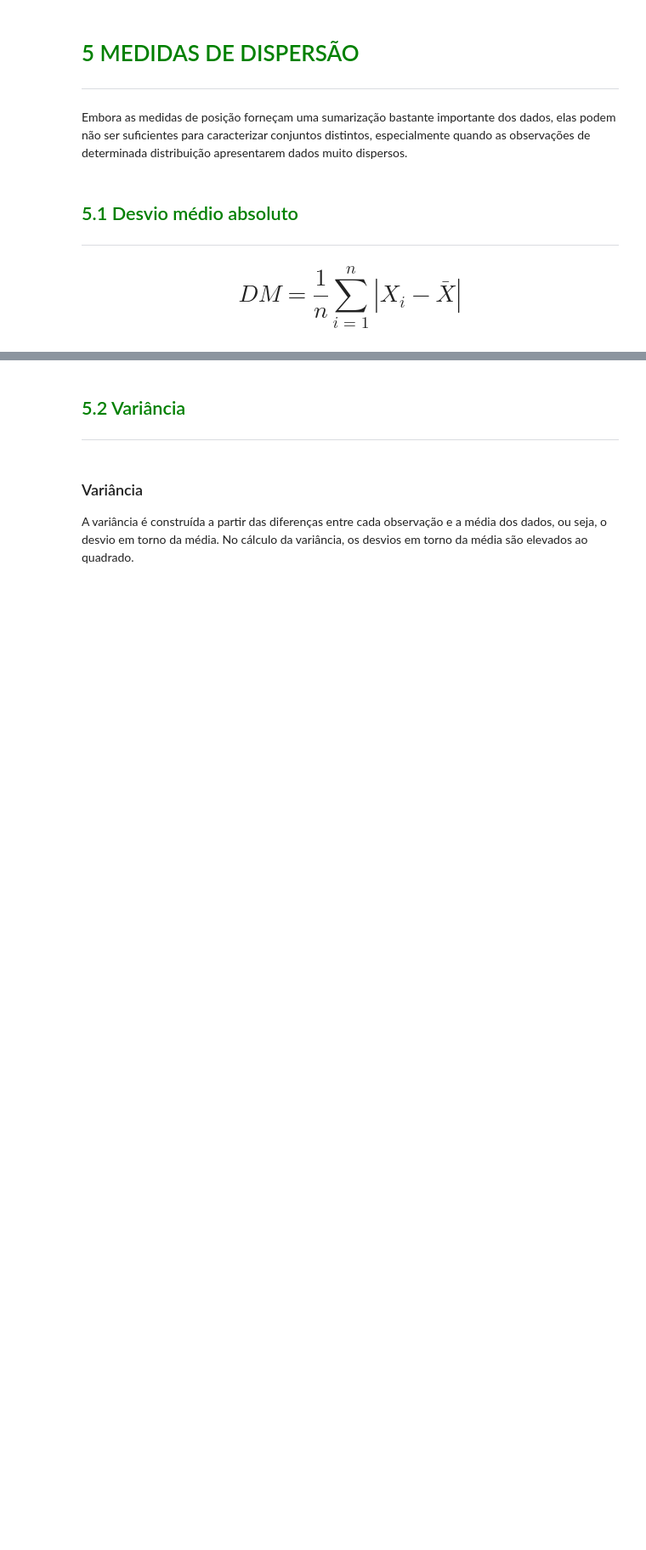
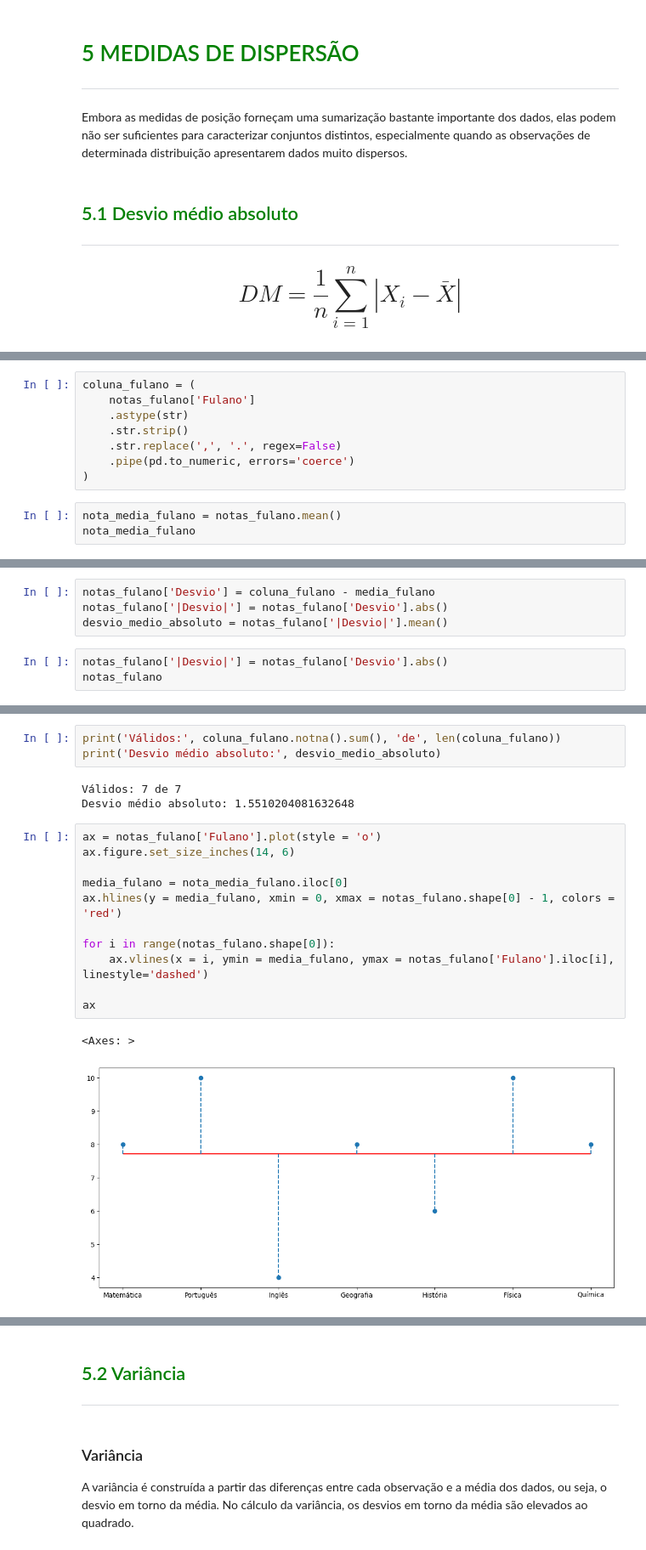
Before and after one commit to alexnascimento1980/Estat-stica-com-Python-frequ-ncias-e-medidas, a Jupyter notebook: Curso_de_Estatística_Parte_1.ipynb, the cells around one changed output, grey strips where cells are left out. Shown at 85% size. Cells and saved outputs as stored; diff of their text form; blank space fills up the shorter version.

```diff
--- a/Curso_de_Estatística_Parte_1.ipynb
+++ b/Curso_de_Estatística_Parte_1.ipynb
@@ -1244,0 +1284,11 @@ Embora as medidas de posição forneçam uma sumarização bastante importante d
+# %%
+coluna_fulano = (
+    notas_fulano['Fulano']
+    .astype(str)
+    .str.strip()
+    .str.replace(',', '.', regex=False)
+    .pipe(pd.to_numeric, errors='coerce')
+)
+# %%
+nota_media_fulano = notas_fulano.mean()
+nota_media_fulano
@@ -1244,0 +1299,7 @@ Embora as medidas de posição forneçam uma sumarização bastante importante d
+# %%
+notas_fulano['Desvio'] = coluna_fulano - media_fulano
+notas_fulano['|Desvio|'] = notas_fulano['Desvio'].abs()
+desvio_medio_absoluto = notas_fulano['|Desvio|'].mean()
+# %%
+notas_fulano['|Desvio|'] = notas_fulano['Desvio'].abs()
+notas_fulano
@@ -1244,0 +1315,20 @@ Embora as medidas de posição forneçam uma sumarização bastante importante d
+# %%
+print('Válidos:', coluna_fulano.notna().sum(), 'de', len(coluna_fulano))
+print('Desvio médio absoluto:', desvio_medio_absoluto)
+# %% [output]
+Válidos: 7 de 7
+Desvio médio absoluto: 1.5510204081632648
+# %%
+ax = notas_fulano['Fulano'].plot(style = 'o')
+ax.figure.set_size_inches(14, 6)
+
+media_fulano = nota_media_fulano.iloc[0]
+ax.hlines(y = media_fulano, xmin = 0, xmax = notas_fulano.shape[0] - 1, colors = 'red')
+
+for i in range(notas_fulano.shape[0]):
+    ax.vlines(x = i, ymin = media_fulano, ymax = notas_fulano['Fulano'].iloc[i], linestyle='dashed')
+
+ax
+# %% [output]
+<Axes: >
+[figure, added]
```
Also changed, not shown: parts of 32 cells of this notebook, 1 other file.
